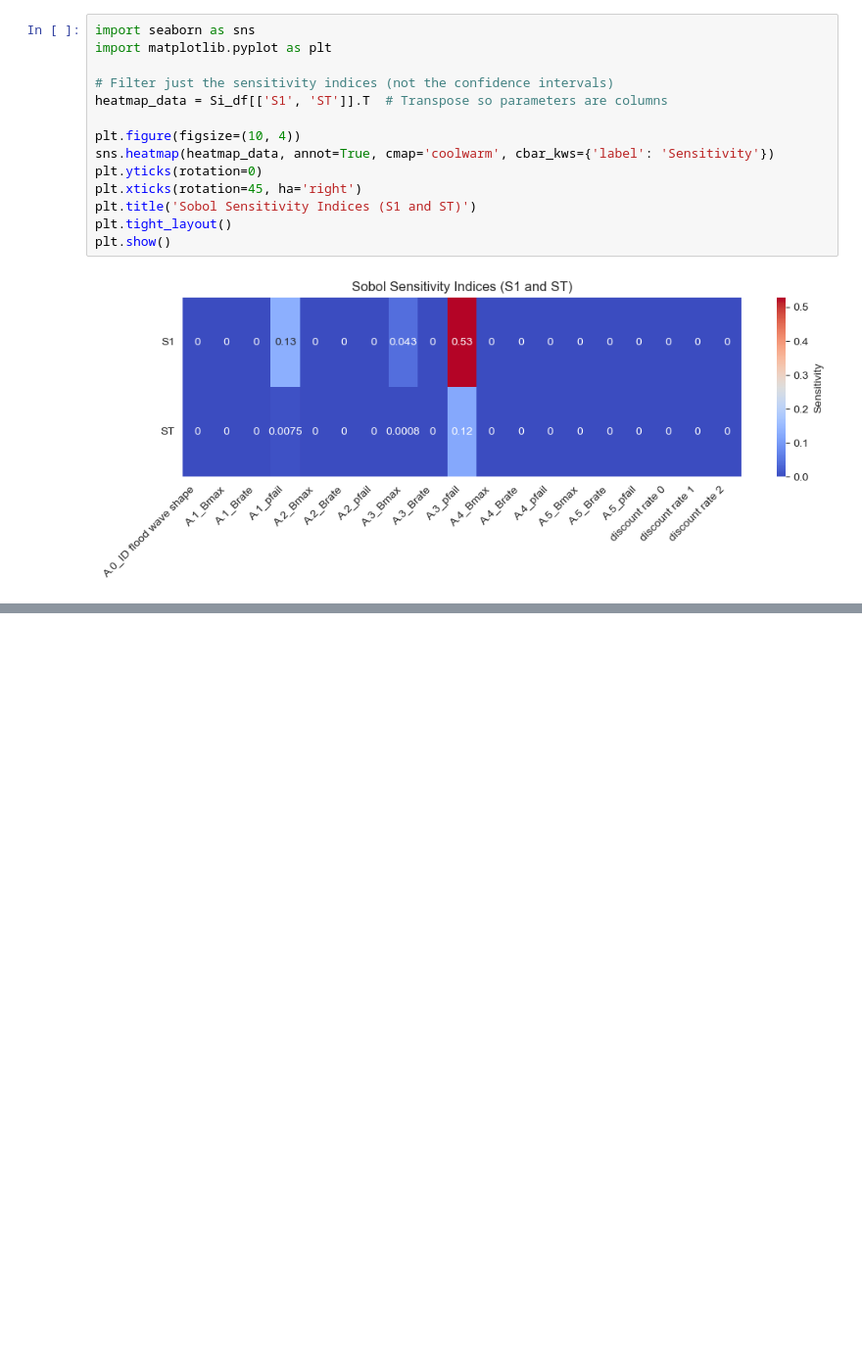
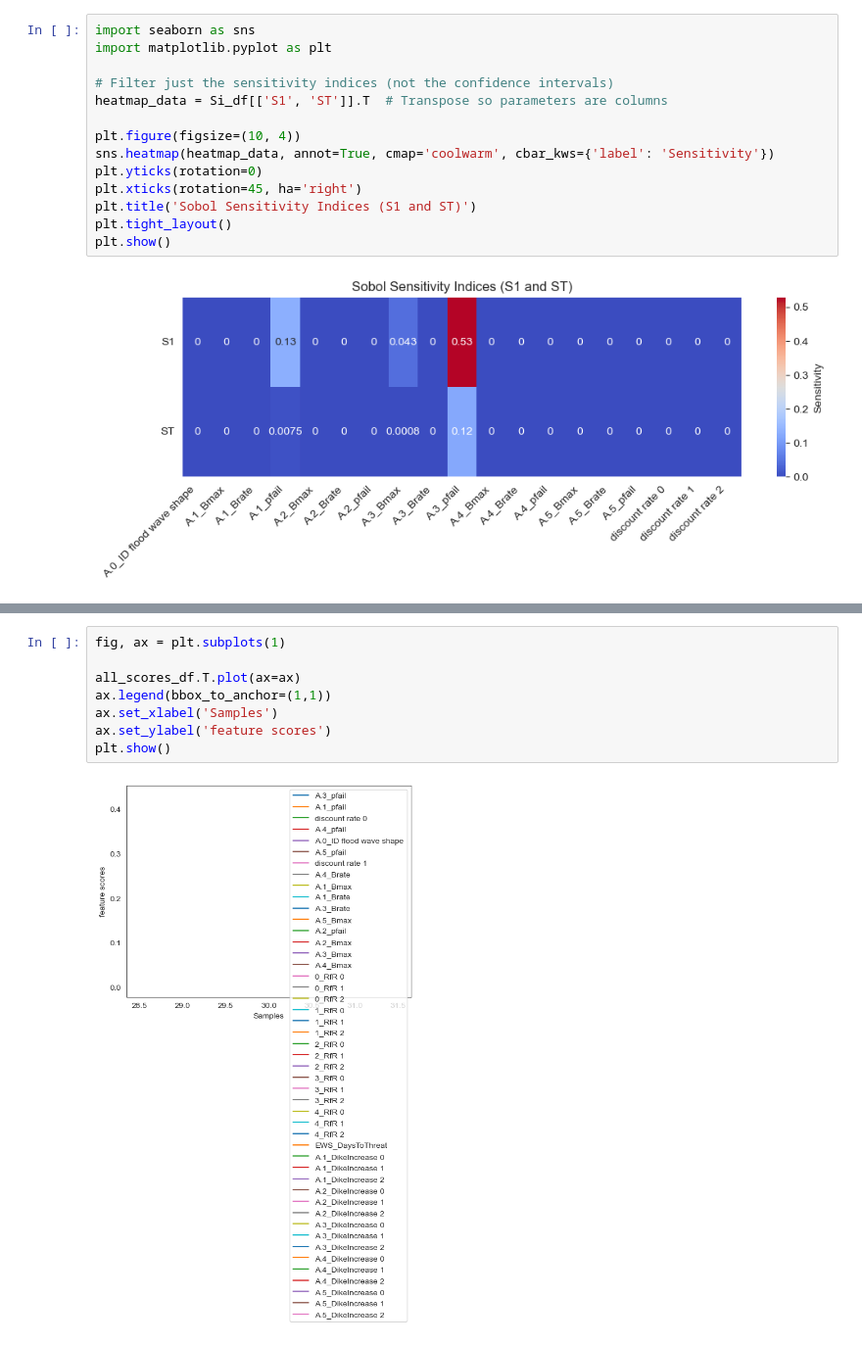
Before and after one commit to DvdhEPA/EMAworkbench, a Jupyter notebook: final assignment/SOBOL.ipynb, the cells around one changed output, grey strips where cells are left out. Shown at 98% size. Saved outputs shown, nothing was run; the diff lists cells and outputs as text; blank space fills up the shorter version.

```diff
--- a/final assignment/SOBOL.ipynb
+++ b/final assignment/SOBOL.ipynb
@@ -180,0 +238,10 @@ plt.show()
+# %%
+fig, ax = plt.subplots(1)
+
+all_scores_df.T.plot(ax=ax)
+ax.legend(bbox_to_anchor=(1,1))
+ax.set_xlabel('Samples')
+ax.set_ylabel('feature scores')
+plt.show()
+# %% [output]
+[figure, added]
```
Also changed, not shown: parts of 4 cells of this notebook, 1 other file.
